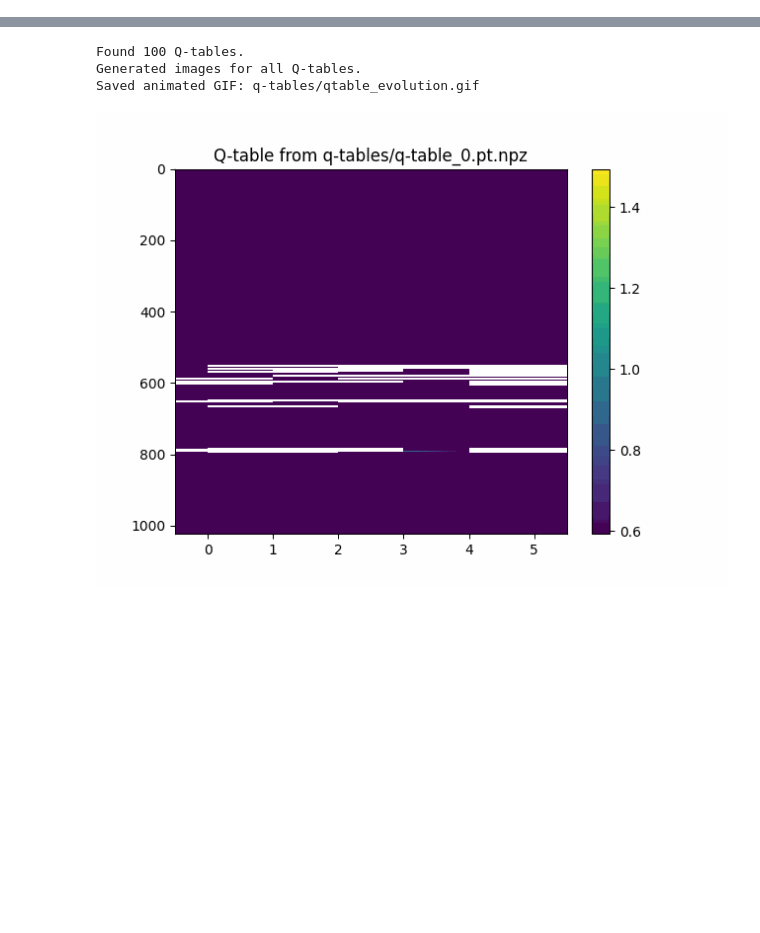
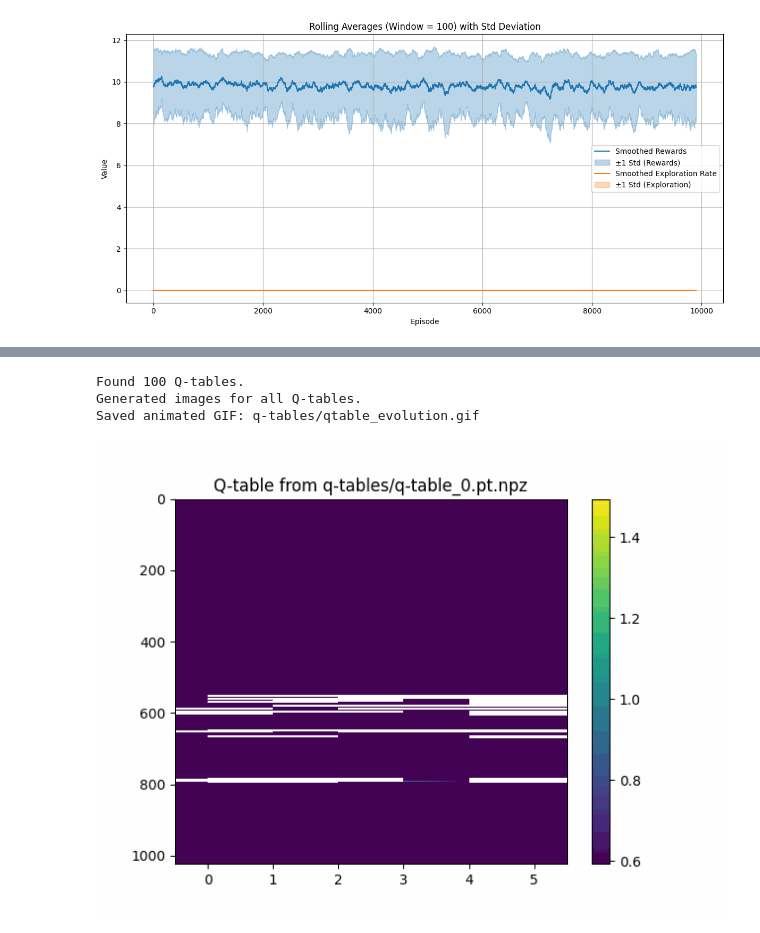
Before and after one commit to KunkelAlexander/bomberman_rl, a Jupyter notebook: agent_code/tq_cratehero/plot_q_tables.ipynb, the cells around one changed output, grey strips where cells are left out. Drawn from its saved outputs; the diff is of its cells as text; code cells hidden in the pictures; blank space fills up the shorter version.

```diff
--- a/agent_code/tq_cratehero/plot_q_tables.ipynb
+++ b/agent_code/tq_cratehero/plot_q_tables.ipynb
@@ -0,0 +1,51 @@
+# %%
+import numpy as np
+import matplotlib.pyplot as plt
+
+def rolling_stats(data, window_size):
+    """
+    Computes rolling mean and std deviation.
+    Returns arrays of (mean, std).
+    """
+    means = []
+    stds = []
+    for i in range(len(data) - window_size + 1):
+        window = data[i:i+window_size]
+        means.append(np.mean(window))
+        stds.append(np.std(window))
+    return np.array(means), np.array(stds)
+
+# Load data
+rewards = np.loadtxt("cum_rewards.txt")
+explora = np.loadtxt("exp_rates.txt")
+
+# Define rolling window size (e.g. 50 episodes)
+window = 100
+
+# Compute rolling statistics
+rewards_mean, rewards_std = rolling_stats(rewards, window)
+explora_mean, explora_std = rolling_stats(explora, window)
+
+# Adjust x-axis
+x = np.arange(len(rewards_mean))
+
+# Plot
+plt.figure(figsize=(12, 6))
+
+# Rewards with std
+plt.plot(x, rewards_mean, label='Smoothed Rewards', color='tab:blue')
+plt.fill_between(x, rewards_mean - rewards_std, rewards_mean + rewards_std, alpha=0.3, color='tab:blue', label='±1 Std (Rewards)')
+
+# Exploration rate with std
+plt.plot(x, explora_mean, label='Smoothed Exploration Rate', color='tab:orange')
+plt.fill_between(x, explora_mean - explora_std, explora_mean + explora_std, alpha=0.3, color='tab:orange', label='±1 Std (Exploration)')
+
+plt.xlabel("Episode")
+plt.ylabel("Value")
+plt.title(f"Rolling Averages (Window = {window}) with Std Deviation")
+plt.legend()
+plt.grid(True)
+plt.tight_layout()
+plt.show()
+# %% [output]
+[figure, added]
```
Also changed, not shown: parts of 1 cell of this notebook, 25 other files.
